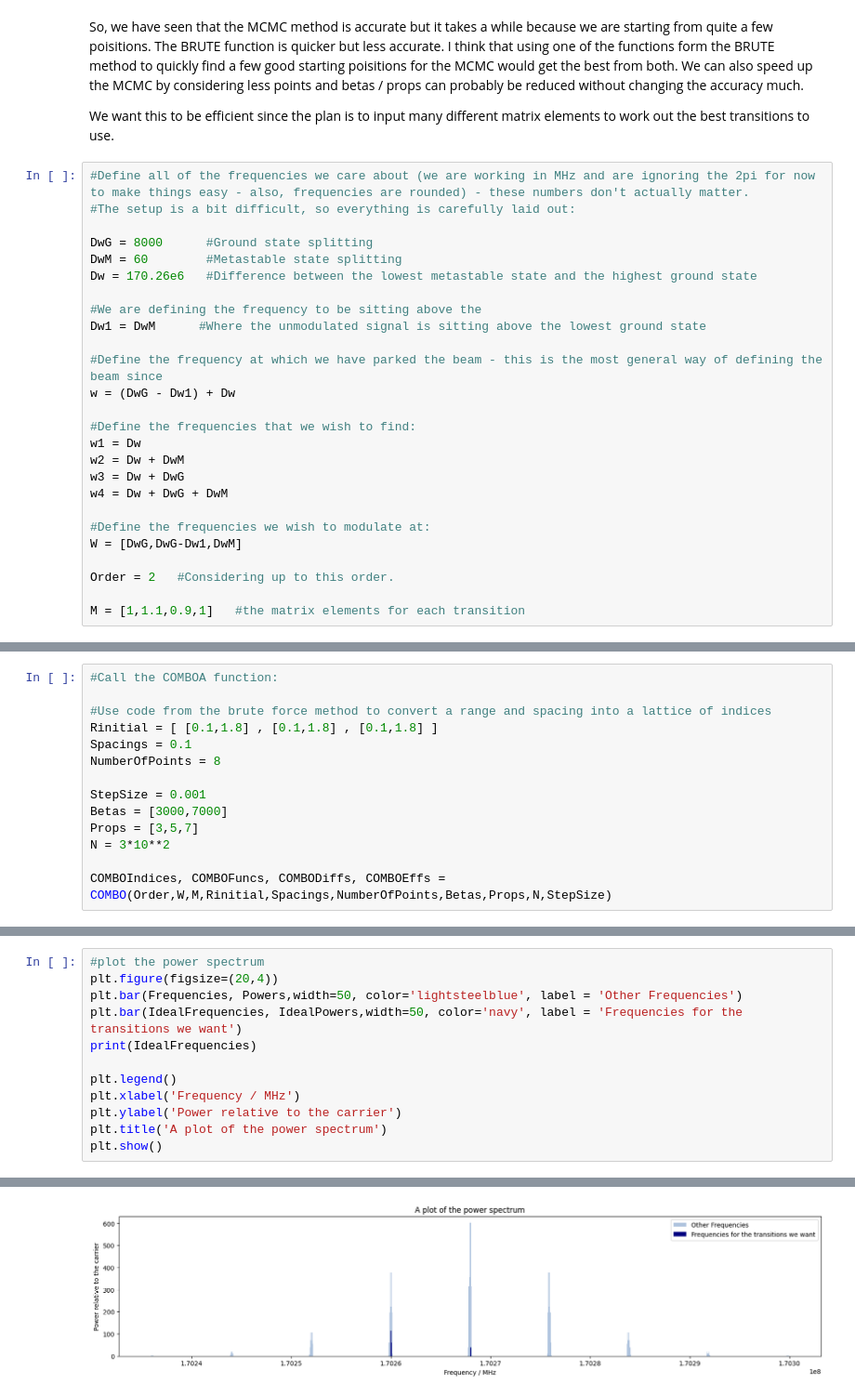
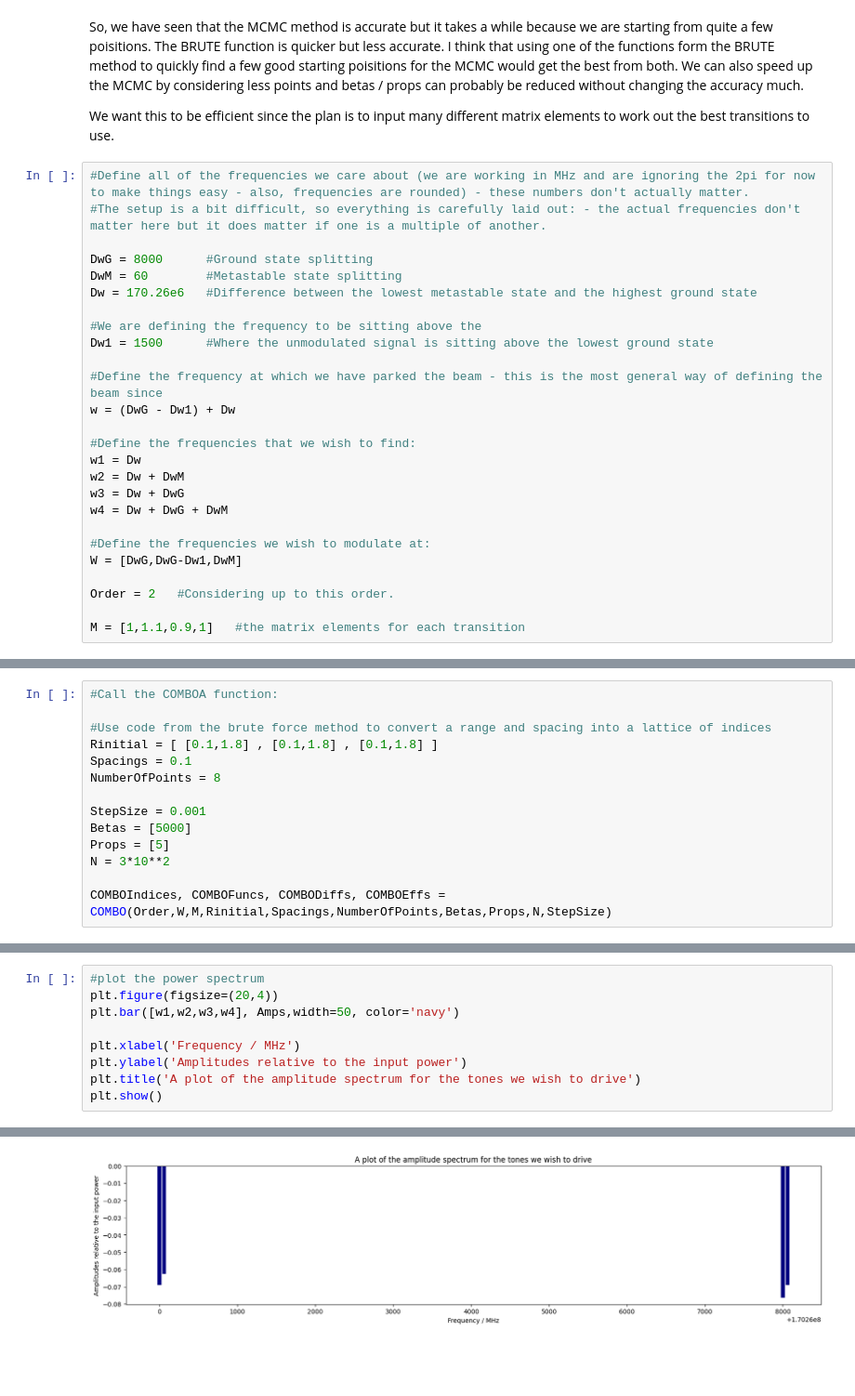
Before and after one commit to 0llieHale11/Finding-Modulation-Indices, a Jupyter notebook: ModIndicesCombo.ipynb, the cells around one changed output, grey strips where cells are left out. Shown: that part at 93% size. Saved outputs shown, nothing was run; the diff lists cells and outputs as text; blank space fills up the shorter version.

```diff
--- a/ModIndicesCombo.ipynb
+++ b/ModIndicesCombo.ipynb
@@ -10,14 +10,14 @@ So, we have seen that the MCMC method is accurate but it takes a while because w
 We want this to be efficient since the plan is to input many different matrix elements to work out the best transitions to use.
 # %%
 #Define all of the frequencies we care about (we are working in MHz and are ignoring the 2pi for now to make things easy - also, frequencies are rounded) - these numbers don't actually matter.
-#The setup is a bit difficult, so everything is carefully laid out:
+#The setup is a bit difficult, so everything is carefully laid out: - the actual frequencies don't matter here but it does matter if one is a multiple of another.
 
 DwG = 8000      #Ground state splitting
 DwM = 60        #Metastable state splitting
 Dw = 170.26e6   #Difference between the lowest metastable state and the highest ground state
 
 #We are defining the frequency to be sitting above the
-Dw1 = DwM      #Where the unmodulated signal is sitting above the lowest ground state
+Dw1 = 1500      #Where the unmodulated signal is sitting above the lowest ground state
 
 #Define the frequency at which we have parked the beam - this is the most general way of defining the beam since
 w = (DwG - Dw1) + Dw
@@ -249,8 +245,8 @@ Spacings = 0.1
 NumberOfPoints = 8
 
 StepSize = 0.001
-Betas = [3000,7000]
-Props = [3,5,7]
+Betas = [5000]
+Props = [5]
 N = 3*10**2
 
 COMBOIndices, COMBOFuncs, COMBODiffs, COMBOEffs = COMBO(Order,W,M,Rinitial,Spacings,NumberOfPoints,Betas,Props,N,StepSize)
@@ -343,13 +335,10 @@ IdealPowers = IdealPowers / CarrierPower
 # %%
 #plot the power spectrum
 plt.figure(figsize=(20,4))
-plt.bar(Frequencies, Powers,width=50, color='lightsteelblue', label = 'Other Frequencies')
-plt.bar(IdealFrequencies, IdealPowers,width=50, color='navy', label = 'Frequencies for the transitions we want')
-print(IdealFrequencies)
+plt.bar([w1,w2,w3,w4], Amps,width=50, color='navy')
 
-plt.legend()
 plt.xlabel('Frequency / MHz')
-plt.ylabel('Power relative to the carrier')
-plt.title('A plot of the power spectrum')
+plt.ylabel('Amplitudes relative to the input power')
+plt.title('A plot of the amplitude spectrum for the tones we wish to drive')
 plt.show()
 # %% [output]
@@ -357 +345 @@ plt.show()
-[figure, old version]
+[figure, new version]
```
Also changed, not shown: parts of 7 cells of this notebook, 1 other file.
